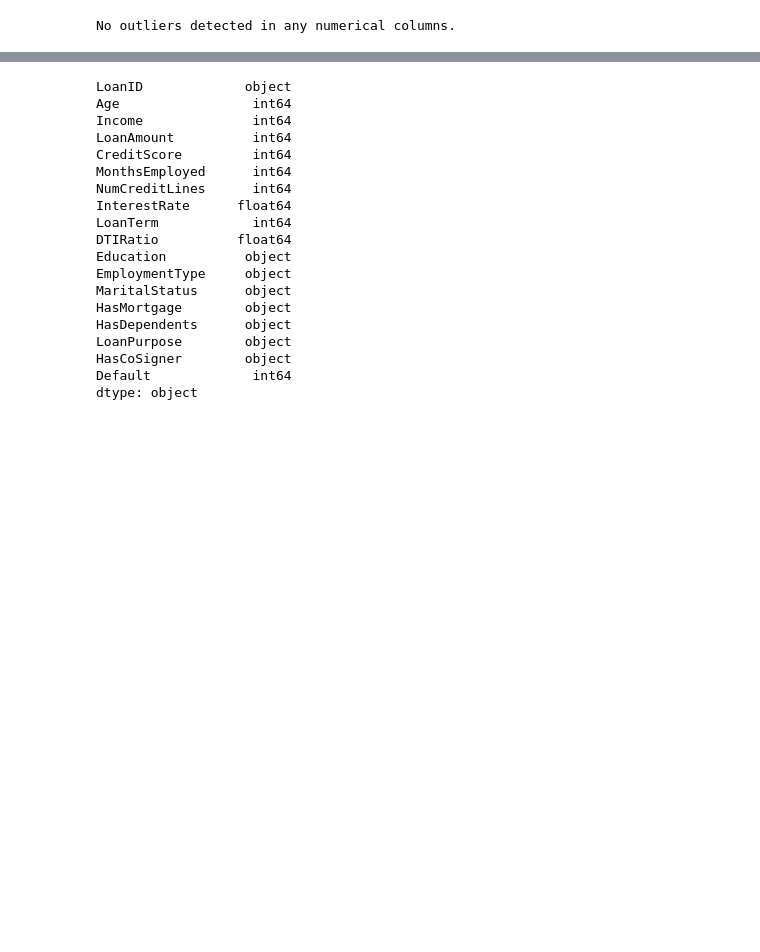
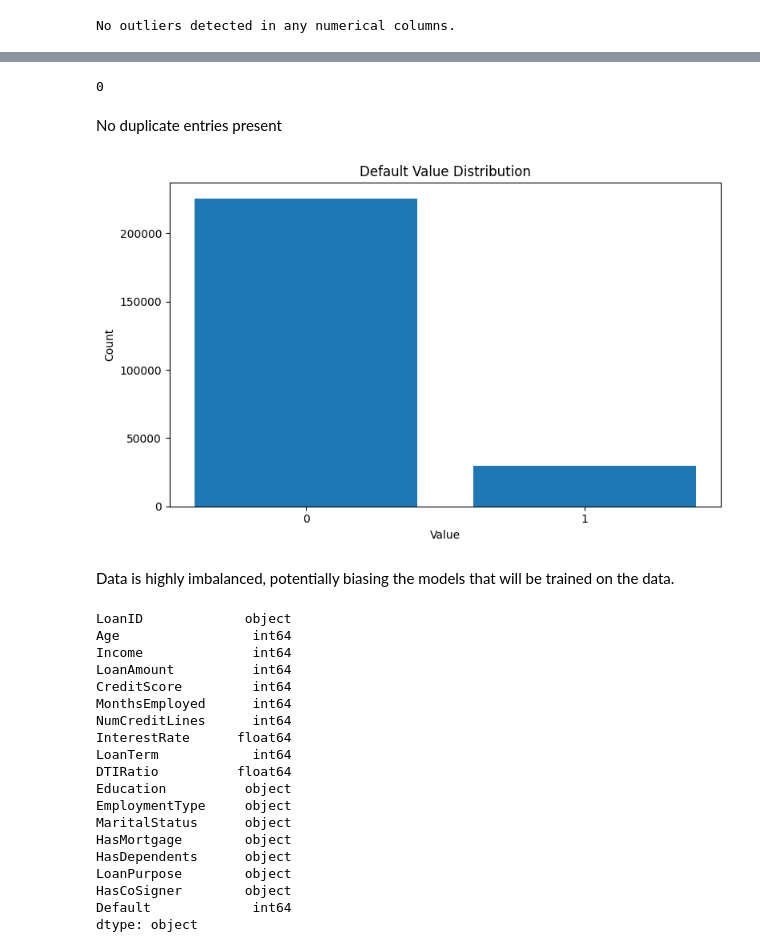
Before and after one commit to jwinn19464/DataSci-Project, a Jupyter notebook: proj_preprocessing.ipynb, the cells around one changed output, grey strips where cells are left out. Cells and saved outputs as stored; diff of their text form; code cells hidden in the pictures; blank space fills up the shorter version.

```diff
--- a/proj_preprocessing.ipynb
+++ b/proj_preprocessing.ipynb
@@ -180,3 +232,31 @@ No outliers detected in any numerical columns.
+# %%
+count = 0
+for val in df['LoanID'].duplicated():
+    if val == True:
+        count+=1
+print(count)
+# %% [output]
+0
+# %% [markdown]
+No duplicate entries present
+# %%
+# Count the occurrences of each label value
+counts = df['Default'].value_counts()
+
+# Plot the bar chart
+plt.figure(figsize=(8, 5))
+plt.bar(counts.index, counts.values)
+
+# Adding title and labels
+plt.title('Default Value Distribution')
+plt.xlabel('Value')
+plt.ylabel('Count')
+plt.xticks(ticks=[0,1])
+plt.tight_layout()
+# %% [output]
+[figure, added]
+# %% [markdown]
+Data is highly imbalanced, potentially biasing the models that will be trained on the data.
 # %%
 df.dtypes
 # %% [output]
```
Also changed, not shown: parts of 48 cells of this notebook.
